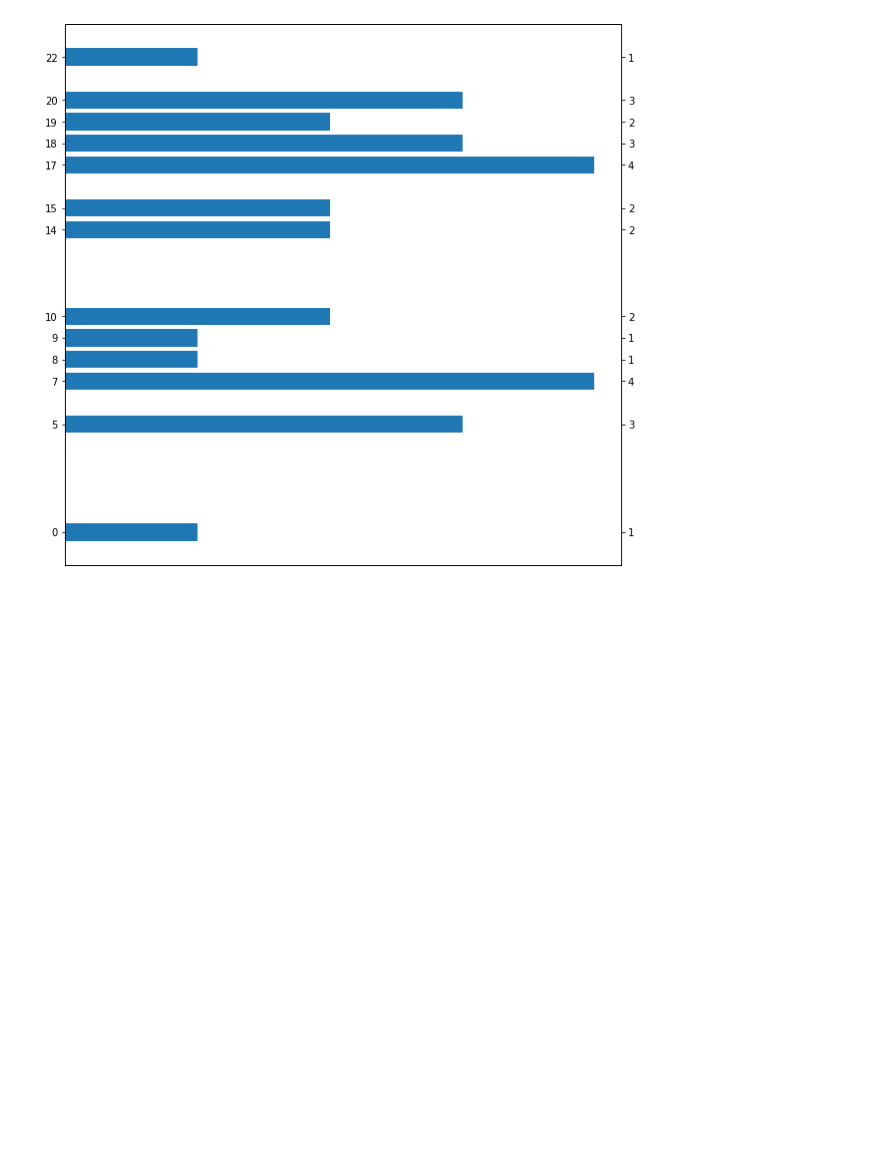
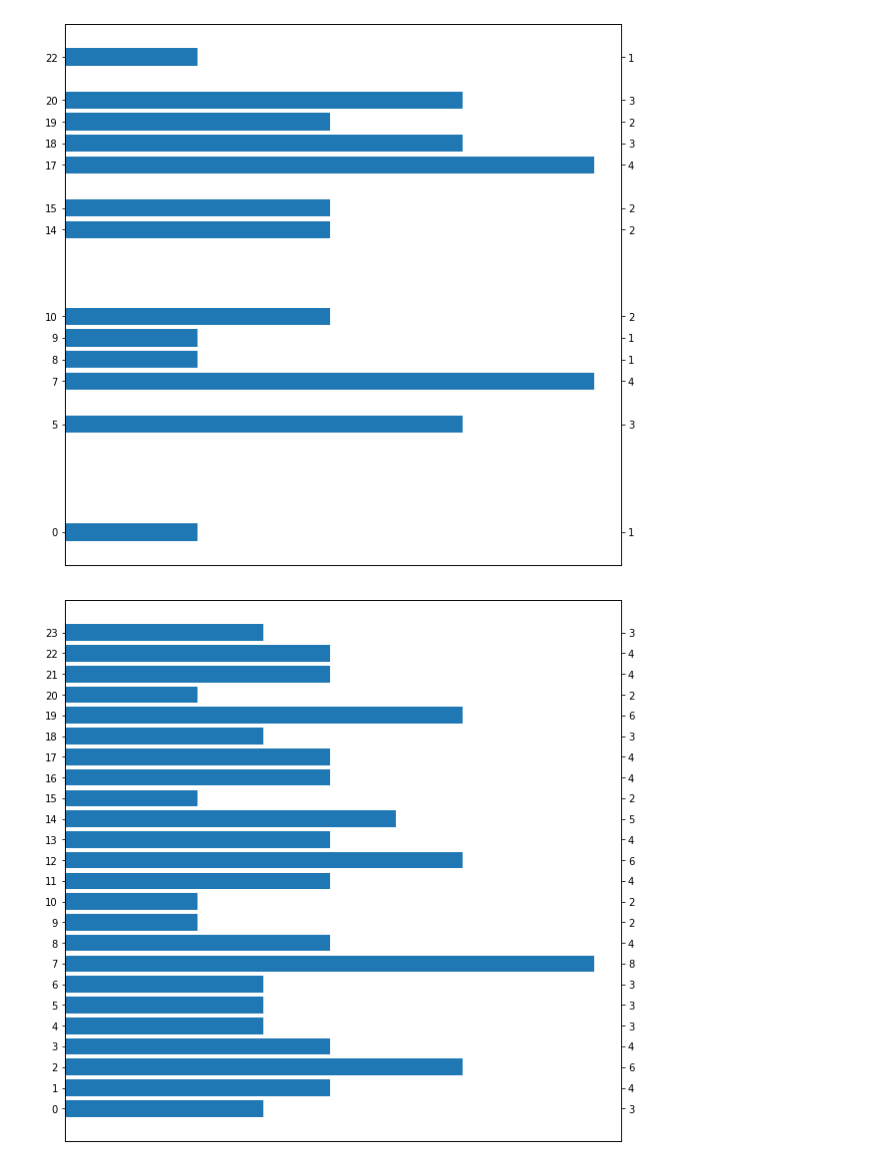
Before and after one commit to bachpx195/the_big_trade, a Jupyter notebook: TheBigTrade/HighestHourInDay.ipynb, the cells around one changed output. Cells and saved outputs as stored; diff of their text form; code cells hidden in the pictures; blank space fills up the shorter version.

```diff
--- a/TheBigTrade/HighestHourInDay.ipynb
+++ b/TheBigTrade/HighestHourInDay.ipynb
@@ -138,3 +170,67 @@ ax2.set_yticklabels(list_highest_in_day)
 plt.show()
 # %% [output]
 [figure]
+# %%
+hour_observe = 7
+type_observe = 'down'
+
+data_prices_h7 = data_prices[(data_prices['hour'] == hour_observe) & (data_prices['type'] == type_observe)]
+
+hour_correlate = {
+    '0': 0,
+    '1': 0,
+    '2': 0,
+    '3': 0,
+    '4': 0,
+    '5': 0,
+    '6': 0,
+    '7': 0,
+    '8': 0,
+    '9': 0,
+    '10': 0,
+    '11': 0,
+    '12': 0,
+    '13': 0,
+    '14': 0,
+    '15': 0,
+    '16': 0,
+    '17': 0,
+    '18': 0,
+    '19': 0,
+    '20': 0,
+    '21': 0,
+    '22': 0,
+    '23': 0
+}
+
+for value in data_prices_h7['day'].to_list():
+    for i in np.arange(24):
+        if i == hour_observe:
+            continue;
+        hour_type = data_prices[(data_prices['day']  == value) & (data_prices['hour'] == i)].type
+
+        if hour_type.values.size > 0 and hour_type.values == [type_observe]:
+            hour_correlate[f"{i}"] = hour_correlate[f"{i}"] + 1
+
+hour_correlate[f"{hour_observe}"] = len(data_prices_h7)
+
+list_hours = [int(hour) for hour in hour_correlate.keys()]
+list_correlate = hour_correlate.values()
+
+plt.rcParams['figure.figsize'] = [10, 10]
+
+fig, ax = plt.subplots()
+ax.barh(list_hours, list_correlate, align='center')
+
+ax.set_yticks(list_hours)
+ax.set_yticklabels(list_hours)
+ax.set_xticks([])
+
+ax2 = ax.twinx()
+ax2.set_ylim(ax.get_ylim())
+ax2.set_yticks(list_hours)
+ax2.set_yticklabels(list_correlate)
+
+plt.show()
+# %% [output]
+[figure, added]
```
Also changed, not shown: parts of 2 cells of this notebook.
